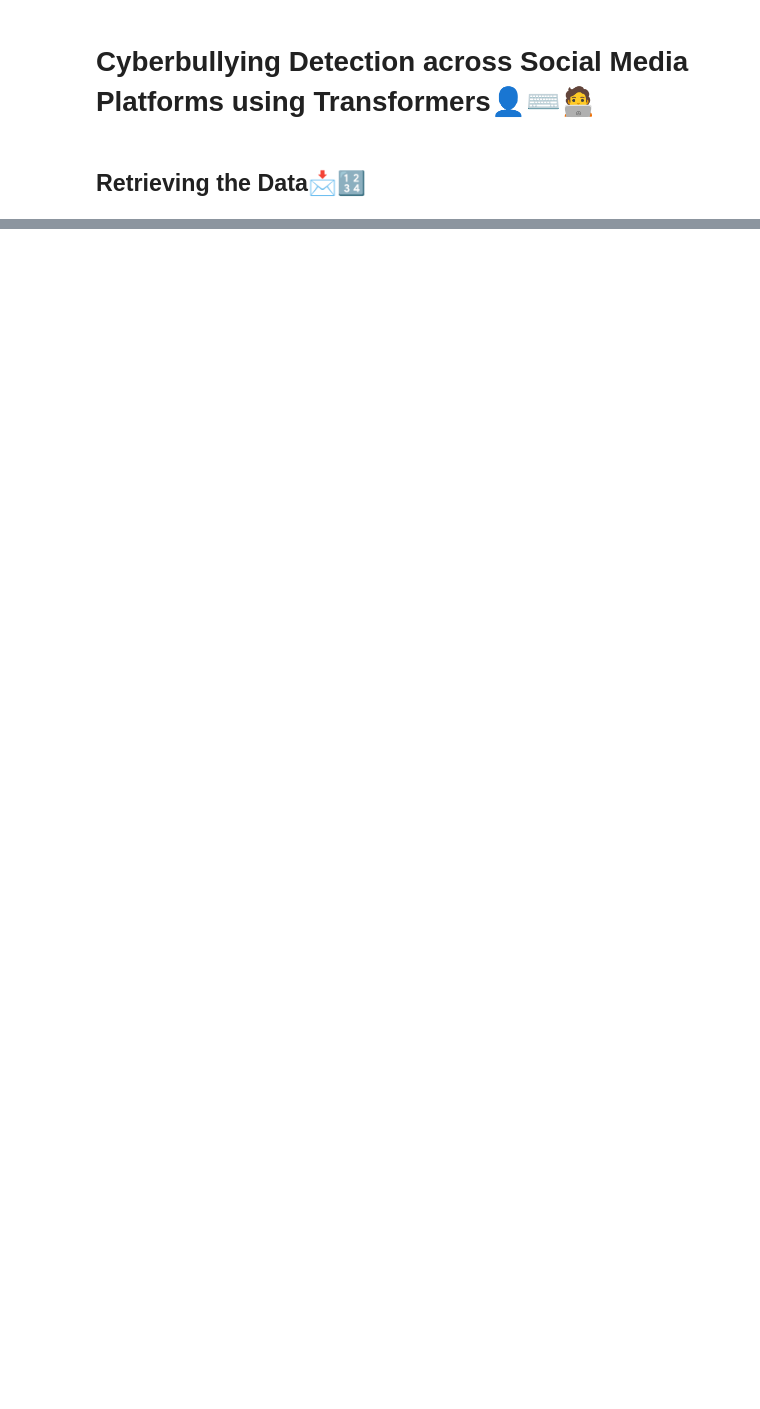
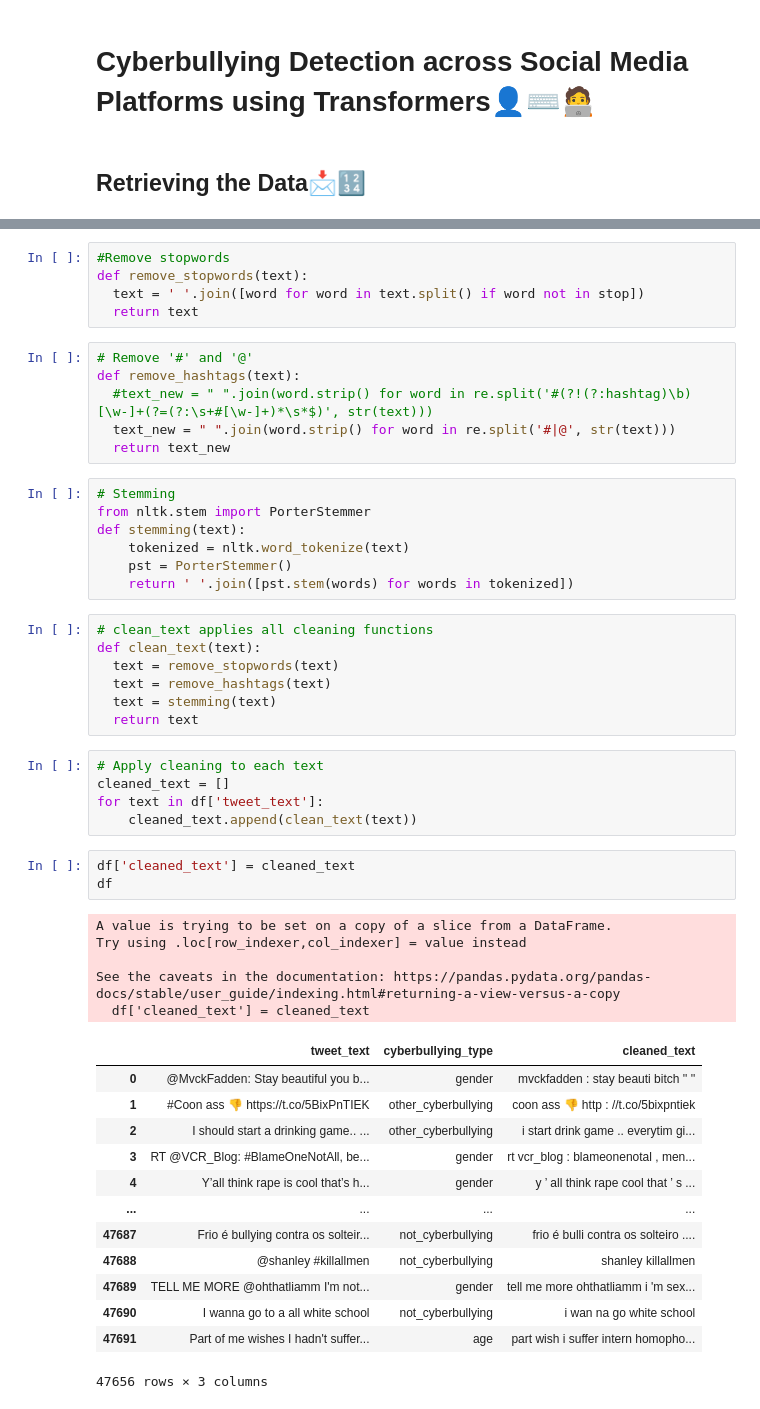
Before and after one commit to vasilis-mav/cyberbullying-bert, a Jupyter notebook: Thesis.ipynb, the cells around one changed output, grey strips where cells are left out. Cells and saved outputs as stored; diff of their text form; blank space fills up the shorter version.

```diff
--- a/Thesis.ipynb
+++ b/Thesis.ipynb
@@ -45,0 +159,52 @@ Name: cyberbullying_type, dtype: int64
+# %%
+#Remove stopwords
+def remove_stopwords(text):
+  text = ' '.join([word for word in text.split() if word not in stop])
+  return text
+# %%
+# Remove '#' and '@'
+def remove_hashtags(text):
+  #text_new = " ".join(word.strip() for word in re.split('#(?!(?:hashtag)\b)[\w-]+(?=(?:\s+#[\w-]+)*\s*$)', str(text)))
+  text_new = " ".join(word.strip() for word in re.split('#|@', str(text)))
+  return text_new
+# %%
+# Stemming
+from nltk.stem import PorterStemmer
+def stemming(text):
+    tokenized = nltk.word_tokenize(text)
+    pst = PorterStemmer()
+    return ' '.join([pst.stem(words) for words in tokenized])
+# %%
+# clean_text applies all cleaning functions
+def clean_text(text):
+  text = remove_stopwords(text)
+  text = remove_hashtags(text)
+  text = stemming(text)
+  return text
+# %%
+# Apply cleaning to each text
+cleaned_text = []
+for text in df['tweet_text']:
+    cleaned_text.append(clean_text(text))
+# %%
+df['cleaned_text'] = cleaned_text
+df
+# %% [output]
+A value is trying to be set on a copy of a slice from a DataFrame.
+Try using .loc[row_indexer,col_indexer] = value instead
+
+See the caveats in the documentation: https://pandas.pydata.org/pandas-docs/stable/user_guide/indexing.html#returning-a-view-versus-a-copy
+  df['cleaned_text'] = cleaned_text
+|  | tweet_text | cyberbullying_type | cleaned_text |
+| 0 | @MvckFadden: Stay beautiful you b... | gender | mvckfadden : stay beauti bitch '' '' |
+| 1 | #Coon ass 👎 https://t.co/5BixPnTIEK | other_cyberbullying | coon ass 👎 http : //t.co/5bixpntiek |
+| 2 | I should start a drinking game.. ... | other_cyberbullying | i start drink game .. everytim gi... |
+| 3 | RT @VCR_Blog: #BlameOneNotAll, be... | gender | rt vcr_blog : blameonenotal , men... |
+| 4 | Y’all think rape is cool that’s h... | gender | y ’ all think rape cool that ’ s ... |
+| ... | ... | ... | ... |
+| 47687 | Frio é bullying contra os solteir... | not_cyberbullying | frio é bulli contra os solteiro .... |
+| 47688 | @shanley #killallmen | not_cyberbullying | shanley killallmen |
+| 47689 | TELL ME MORE @ohthatliamm I'm not... | gender | tell me more ohthatliamm i 'm sex... |
+| 47690 | I wanna go to a all white school | not_cyberbullying | i wan na go white school |
+| 47691 | Part of me wishes I hadn't suffer... | age | part wish i suffer intern homopho... |
+47656 rows × 3 columns
```
Also changed, not shown: parts of 88 cells of this notebook.
